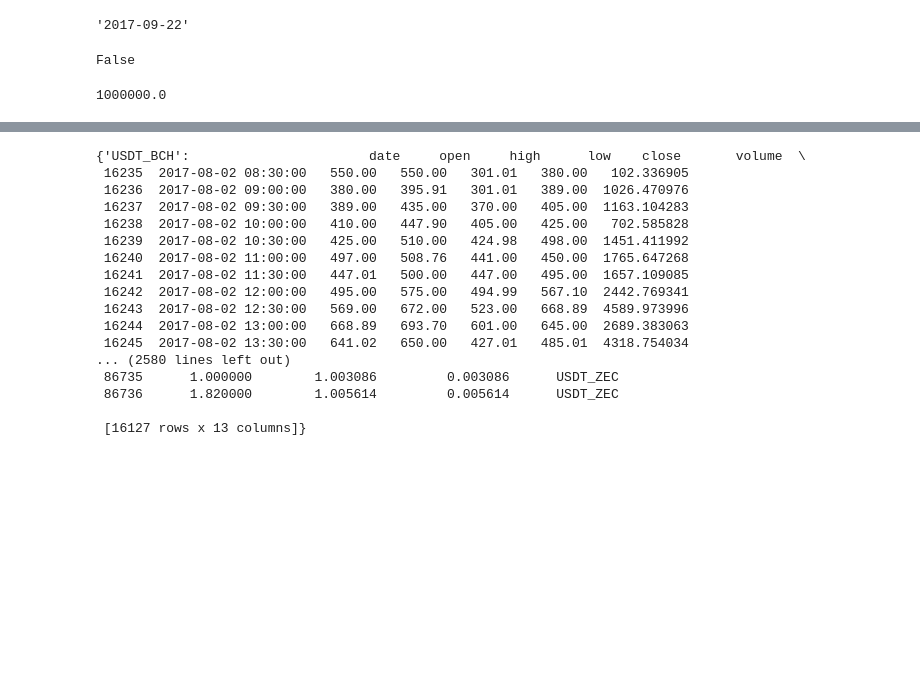
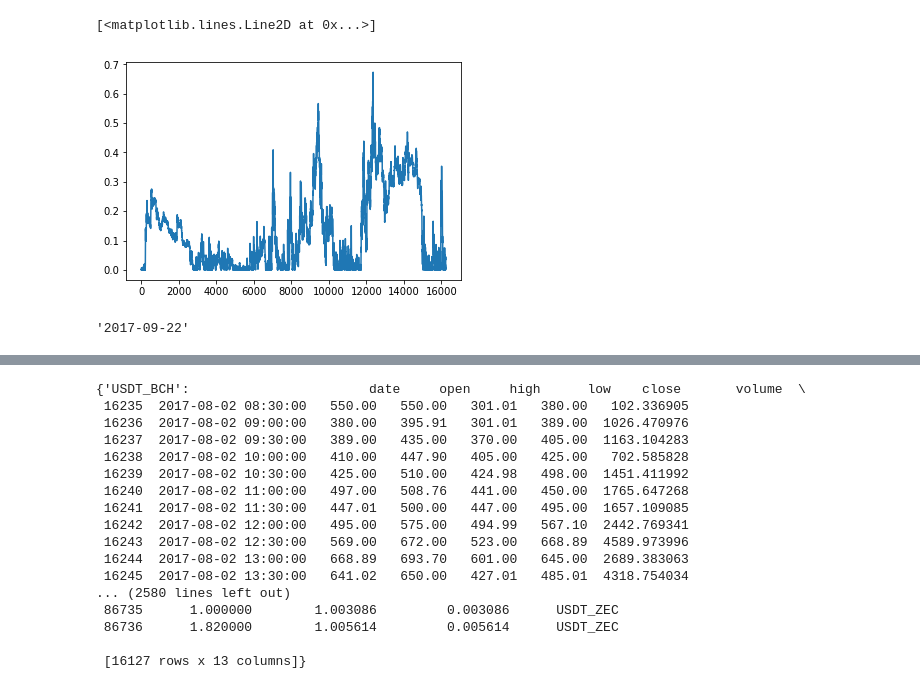
Before and after one commit to jjakimoto/Development, a Jupyter notebook: cryptocurrency/RL.ipynb, the cells around one changed output, grey strips where cells are left out. Cells and saved outputs as stored; diff of their text form; code cells hidden in the pictures; blank space fills up the shorter version.

```diff
--- a/cryptocurrency/RL.ipynb
+++ b/cryptocurrency/RL.ipynb
@@ -25,9 +0,0 @@ for name in big_names:
-# %%
-import pandas as pd
-import numpy as np
-
-df = pd.read_csv("~/work/shared_crypto/data/2017_export_30min.csv")
-symbols = np.unique(df["currency_pair"].values)
-data = {}
-for symbol in symbols:
-    data[symbol] = df.loc[df["currency_pair"]==symbol]
@@ -101,12 +201,9 @@ x = test[::-1]
+# %%
+plt.plot(eiie.results["drawdowns"])
+# %% [output]
+[<matplotlib.lines.Line2D at 0x...>]
+[figure, added]
 # %%
 env.time_index[-1]
 # %% [output]
 '2017-09-22'
-# %%
-env.time_index[0] > max(env.time_index)
-# %% [output]
-False
-# %%
-1e6
-# %% [output]
-1000000.0
```
Also changed, not shown: parts of 23 cells of this notebook, 2 other files.
